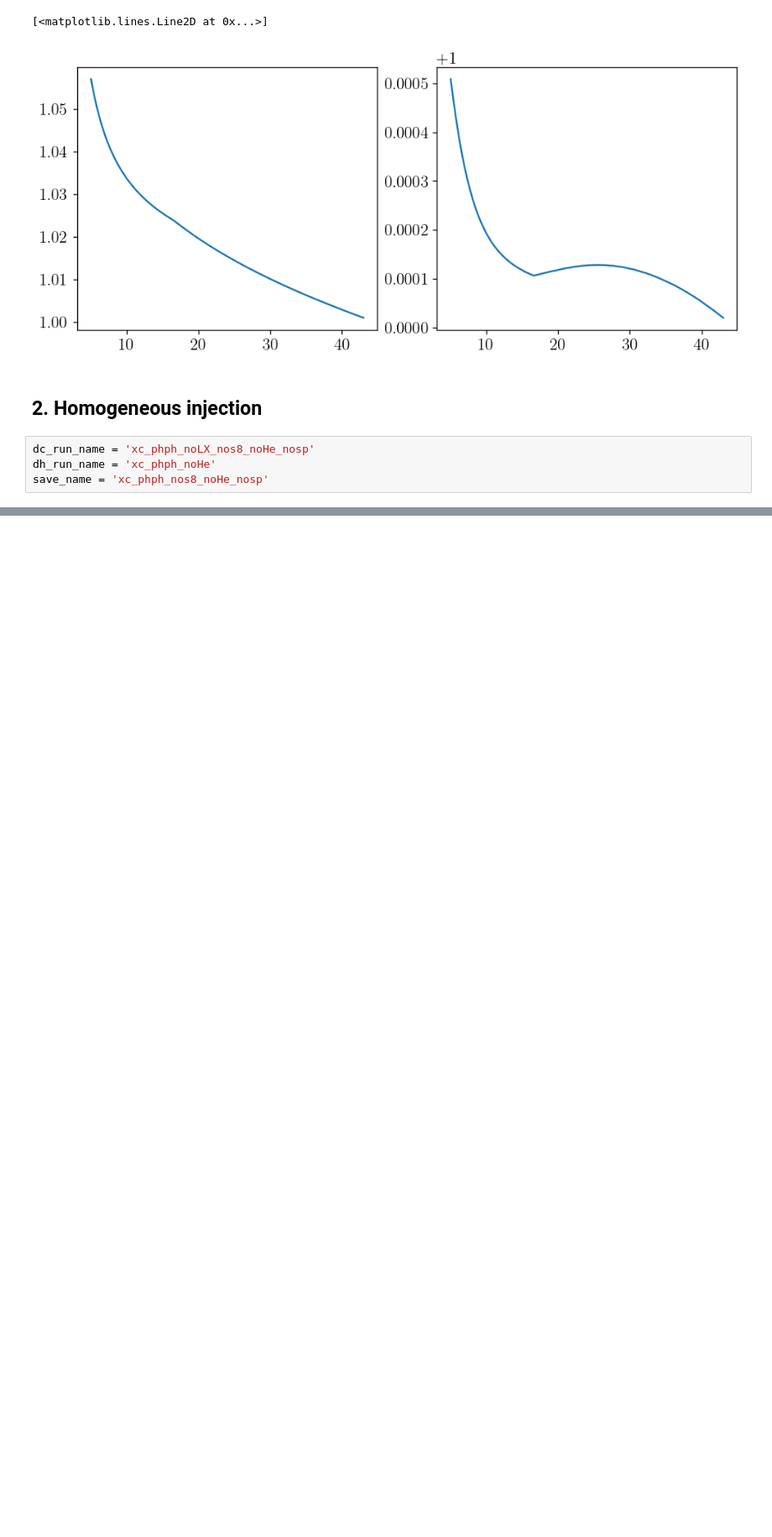
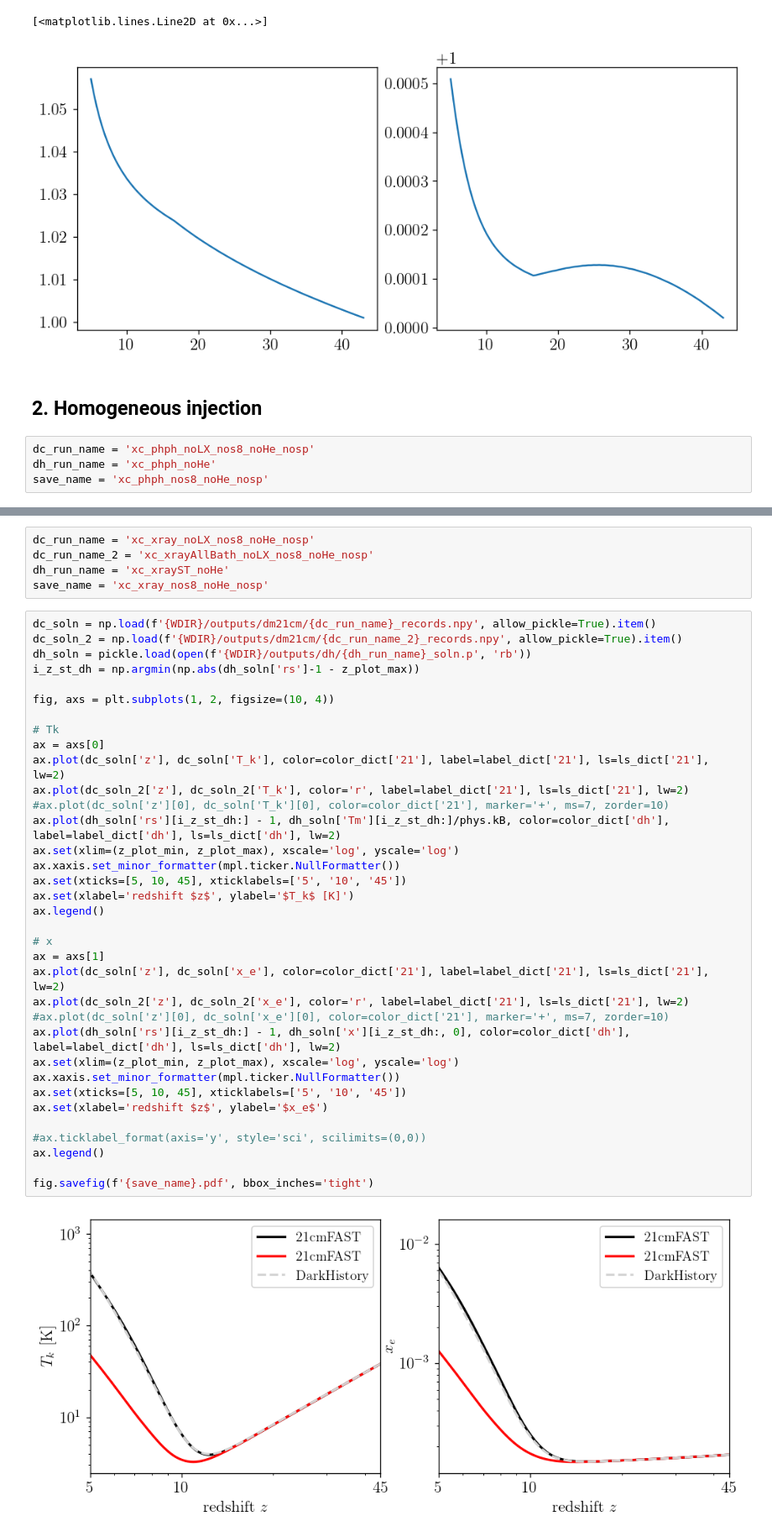
Before and after one commit to yitiansun/DM21cm, a Jupyter notebook: cross_check/xray/plot.ipynb, the cells around one changed output, grey strips where cells are left out. Shown at 84% size. Drawn from its saved outputs; the diff is of its cells as text; blank space fills up the shorter version.

Commit message:
xc force bath check

```diff
--- a/cross_check/xray/plot.ipynb
+++ b/cross_check/xray/plot.ipynb
@@ -148,0 +153,42 @@ fig.savefig(f'{save_name}.pdf', bbox_inches='tight')
+# %%
+dc_run_name = 'xc_xray_noLX_nos8_noHe_nosp'
+dc_run_name_2 = 'xc_xrayAllBath_noLX_nos8_noHe_nosp'
+dh_run_name = 'xc_xrayST_noHe'
+save_name = 'xc_xray_nos8_noHe_nosp'
+# %%
+dc_soln = np.load(f'{WDIR}/outputs/dm21cm/{dc_run_name}_records.npy', allow_pickle=True).item()
+dc_soln_2 = np.load(f'{WDIR}/outputs/dm21cm/{dc_run_name_2}_records.npy', allow_pickle=True).item()
+dh_soln = pickle.load(open(f'{WDIR}/outputs/dh/{dh_run_name}_soln.p', 'rb'))
+i_z_st_dh = np.argmin(np.abs(dh_soln['rs']-1 - z_plot_max))
+
+fig, axs = plt.subplots(1, 2, figsize=(10, 4))
+
+# Tk
+ax = axs[0]
+ax.plot(dc_soln['z'], dc_soln['T_k'], color=color_dict['21'], label=label_dict['21'], ls=ls_dict['21'], lw=2)
+ax.plot(dc_soln_2['z'], dc_soln_2['T_k'], color='r', label=label_dict['21'], ls=ls_dict['21'], lw=2)
+#ax.plot(dc_soln['z'][0], dc_soln['T_k'][0], color=color_dict['21'], marker='+', ms=7, zorder=10)
+ax.plot(dh_soln['rs'][i_z_st_dh:] - 1, dh_soln['Tm'][i_z_st_dh:]/phys.kB, color=color_dict['dh'], label=label_dict['dh'], ls=ls_dict['dh'], lw=2)
+ax.set(xlim=(z_plot_min, z_plot_max), xscale='log', yscale='log')
+ax.xaxis.set_minor_formatter(mpl.ticker.NullFormatter())
+ax.set(xticks=[5, 10, 45], xticklabels=['5', '10', '45'])
+ax.set(xlabel='redshift $z$', ylabel='$T_k$ [K]')
+ax.legend()
+
+# x
+ax = axs[1]
+ax.plot(dc_soln['z'], dc_soln['x_e'], color=color_dict['21'], label=label_dict['21'], ls=ls_dict['21'], lw=2)
+ax.plot(dc_soln_2['z'], dc_soln_2['x_e'], color='r', label=label_dict['21'], ls=ls_dict['21'], lw=2)
+#ax.plot(dc_soln['z'][0], dc_soln['x_e'][0], color=color_dict['21'], marker='+', ms=7, zorder=10)
+ax.plot(dh_soln['rs'][i_z_st_dh:] - 1, dh_soln['x'][i_z_st_dh:, 0], color=color_dict['dh'], label=label_dict['dh'], ls=ls_dict['dh'], lw=2)
+ax.set(xlim=(z_plot_min, z_plot_max), xscale='log', yscale='log')
+ax.xaxis.set_minor_formatter(mpl.ticker.NullFormatter())
+ax.set(xticks=[5, 10, 45], xticklabels=['5', '10', '45'])
+ax.set(xlabel='redshift $z$', ylabel='$x_e$')
+
+#ax.ticklabel_format(axis='y', style='sci', scilimits=(0,0))
+ax.legend()
+
+fig.savefig(f'{save_name}.pdf', bbox_inches='tight')
+# %% [output]
+[figure, added]
```
Also changed, not shown: parts of 3 cells of this notebook, 3 other files.
